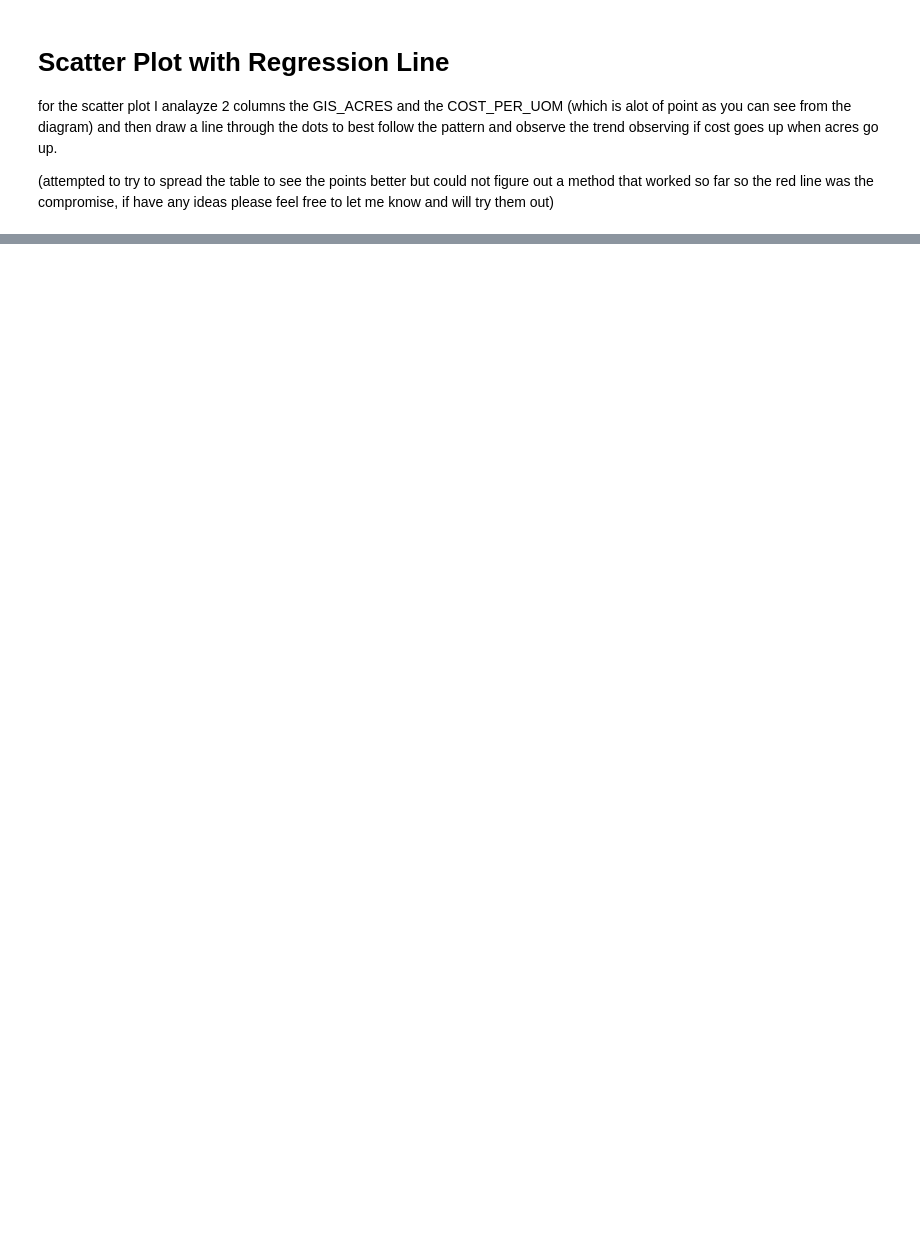
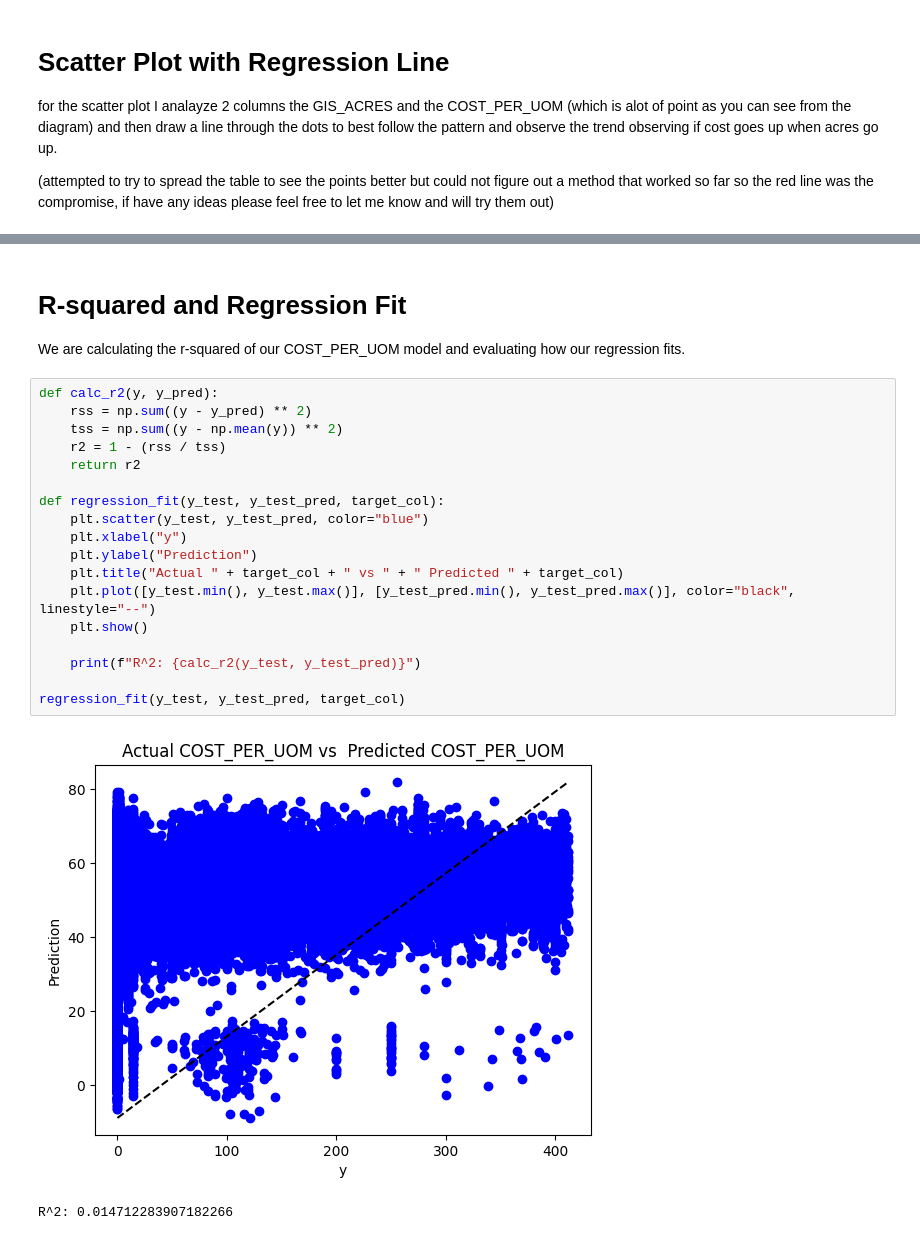
Before and after one commit to Kurogisa/Reforestation-Datamining, a Jupyter notebook: reforestation.ipynb, the cells around one changed output, grey strips where cells are left out. Saved outputs shown, nothing was run; the diff lists cells and outputs as text; blank space fills up the shorter version.

```diff
--- a/reforestation.ipynb
+++ b/reforestation.ipynb
@@ -553,0 +672,24 @@ plt.show()
+# %% [markdown]
+# R-squared and Regression Fit
+We are calculating the r-squared of our COST_PER_UOM model and evaluating how our regression fits.
+# %%
+def calc_r2(y, y_pred):
+    rss = np.sum((y - y_pred) ** 2)
+    tss = np.sum((y - np.mean(y)) ** 2)
+    r2 = 1 - (rss / tss)
+    return r2
+
+def regression_fit(y_test, y_test_pred, target_col):
+    plt.scatter(y_test, y_test_pred, color="blue")
+    plt.xlabel("y")
+    plt.ylabel("Prediction")
+    plt.title("Actual " + target_col + " vs " + " Predicted " + target_col)
+    plt.plot([y_test.min(), y_test.max()], [y_test_pred.min(), y_test_pred.max()], color="black", linestyle="--")
+    plt.show()
+
+    print(f"R^2: {calc_r2(y_test, y_test_pred)}")
+
+regression_fit(y_test, y_test_pred, target_col)
+# %% [output]
+[figure, added]
+R^2: 0.014712283907182266
```
Also changed, not shown: parts of 14 cells of this notebook.
